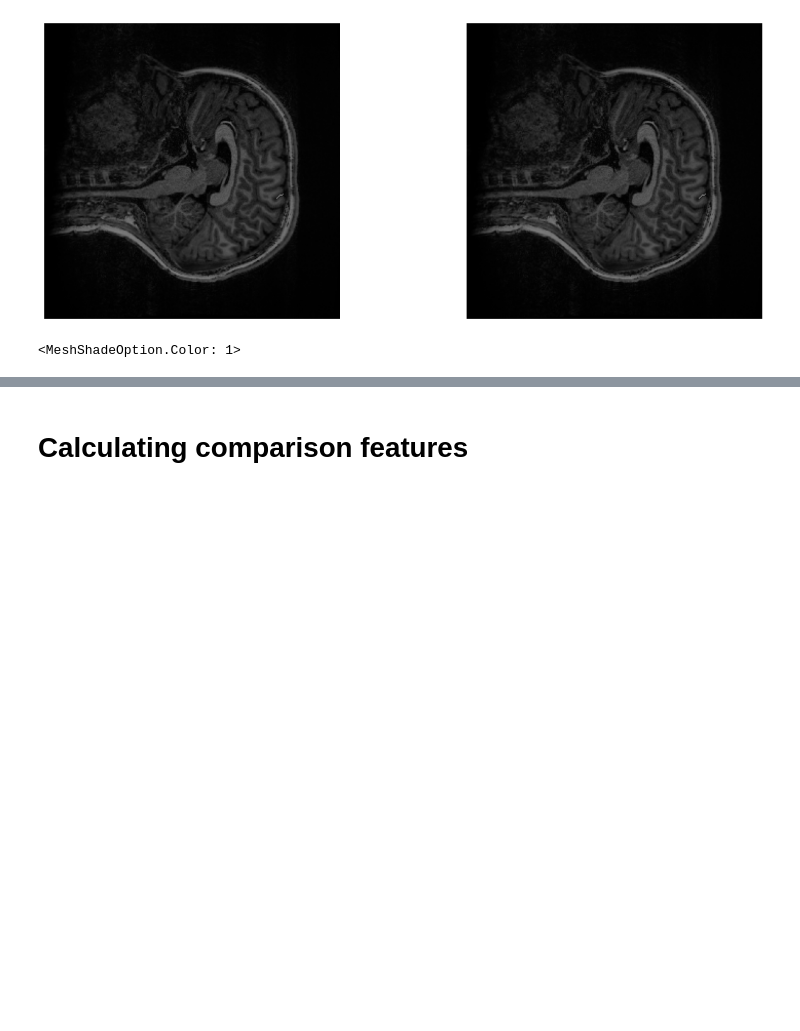
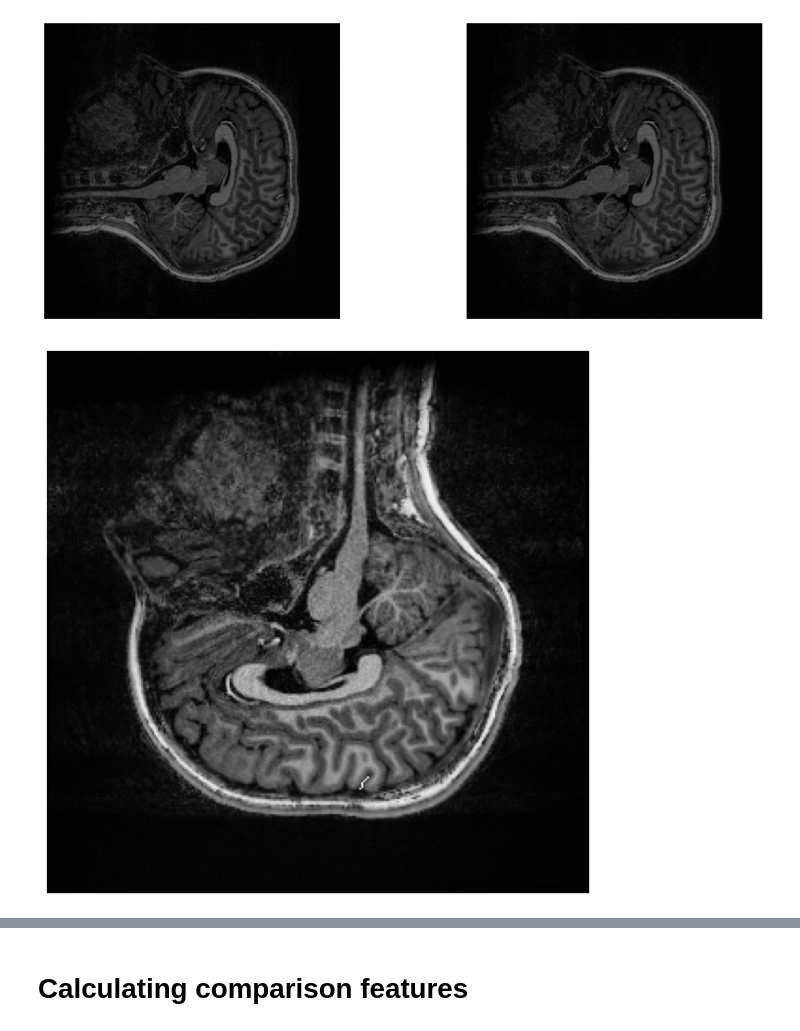
Before and after one commit to Vivikar/central-sulcus-analysis, a Jupyter notebook: notebooks/0_CS_EDA.ipynb, the cells around one changed output, grey strips where cells are left out. Drawn from its saved outputs; the diff is of its cells as text; code cells hidden in the pictures; blank space fills up the shorter version.

```diff
--- a/notebooks/0_CS_EDA.ipynb
+++ b/notebooks/0_CS_EDA.ipynb
@@ -54,6 +56,24 @@ plt.tight_layout()
 plt.show()
 # %% [output]
 [figure]
+# %%
+def touint8(img):
+    return ((img - img.min()) / (img.max() - img.min()) * 255).astype(np.uint8)
+# %%
+def img_mask_overlay(img, mask):
+    mask = np.stack([mask, mask, mask], axis=-1).astype(np.bool_)
+    fig, axs = plt.subplots(1, 1, figsize=(8, 8))
+    img[mask] = 255
+    axs.imshow(img)
+    axs.set_axis_off()
+    plt.show()
+# %%
+img_rgb = touint8(img[slc, :, :]) # np.stack([img[slc, :, :].T] * 3, axis=-1)
+img_rgb = cv2.cvtColor(img_rgb, cv2.COLOR_GRAY2RGB)
+mask = bvisa[slc, :, :]
+img_mask_overlay(img_rgb, mask)
+# %% [output]
+[figure, added]
 # %%
 bvisa_pcd = np.stack((bvisa==1).nonzero()).T
 pcd = o3d.geometry.PointCloud()
@@ -63,4 +82,0 @@ o3d.visualization.draw_geometries([pcd])
-# %%
-o3d.visualization.MeshShadeOption(1)
-# %% [output]
-<MeshShadeOption.Color: 1>
```
Also changed, not shown: parts of 12 cells of this notebook, 19 other files.
